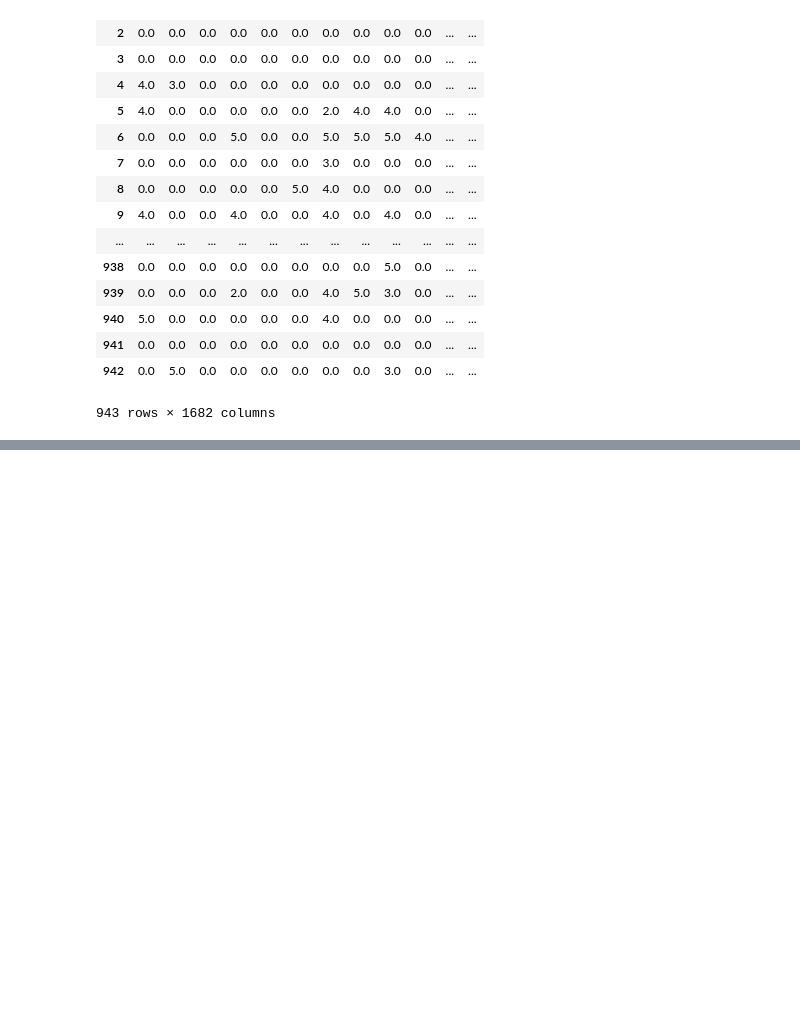
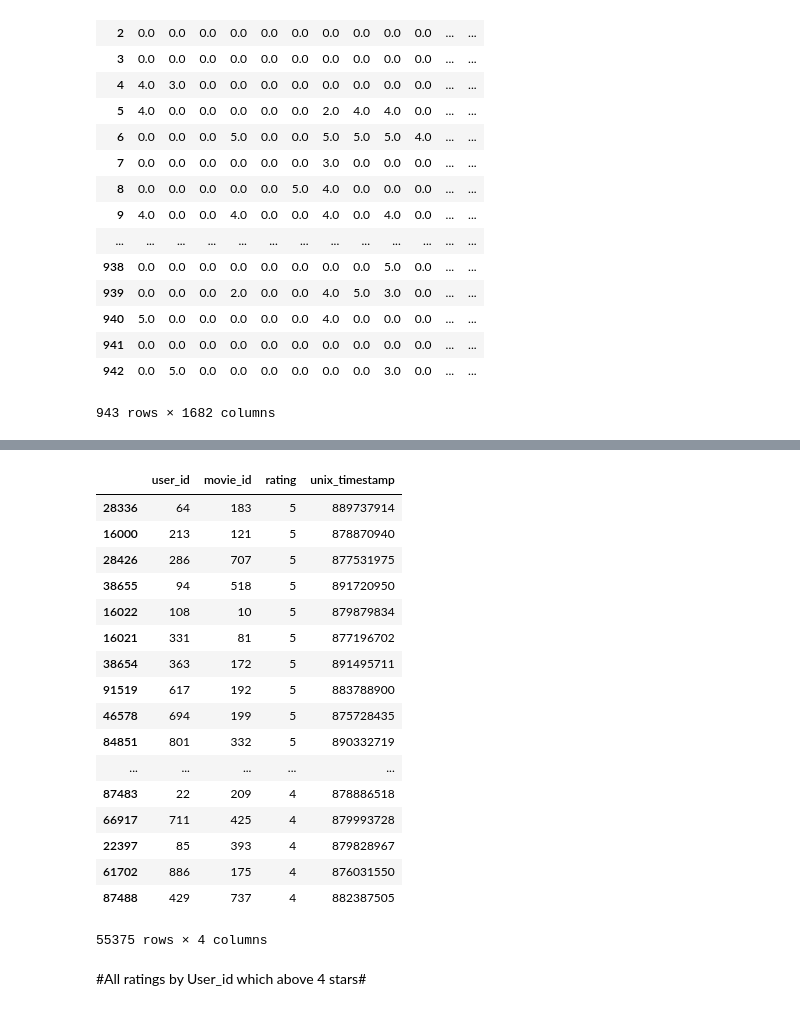
Before and after one commit to cheeseischeese/recommendationsystem, a Jupyter notebook: data preprocess.ipynb, the cells around one changed output, grey strips where cells are left out. Saved outputs shown, nothing was run; the diff lists cells and outputs as text; code cells hidden in the pictures; blank space fills up the shorter version.

```diff
--- a/data preprocess.ipynb
+++ b/data preprocess.ipynb
@@ -387 +359,24 @@ pd.DataFrame(mf.full_matrix())
 943 rows × 1682 columns
+# %%
+ratings.sort_values(by='rating',ascending=False)[(ratings["rating"]>3)]
+# %% [output]
+|  | user_id | movie_id | rating | unix_timestamp |
+| 28336 | 64 | 183 | 5 | 889737914 |
+| 16000 | 213 | 121 | 5 | 878870940 |
+| 28426 | 286 | 707 | 5 | 877531975 |
+| 38655 | 94 | 518 | 5 | 891720950 |
+| 16022 | 108 | 10 | 5 | 879879834 |
+| 16021 | 331 | 81 | 5 | 877196702 |
+| 38654 | 363 | 172 | 5 | 891495711 |
+| 91519 | 617 | 192 | 5 | 883788900 |
+| 46578 | 694 | 199 | 5 | 875728435 |
+| 84851 | 801 | 332 | 5 | 890332719 |
+| ... | ... | ... | ... | ... |
+| 87483 | 22 | 209 | 4 | 878886518 |
+| 66917 | 711 | 425 | 4 | 879993728 |
+| 22397 | 85 | 393 | 4 | 879828967 |
+| 61702 | 886 | 175 | 4 | 876031550 |
+| 87488 | 429 | 737 | 4 | 882387505 |
+55375 rows × 4 columns
+# %% [markdown]
+#All ratings by User_id which above 4 stars#
```
Also changed, not shown: parts of 22 cells of this notebook.
